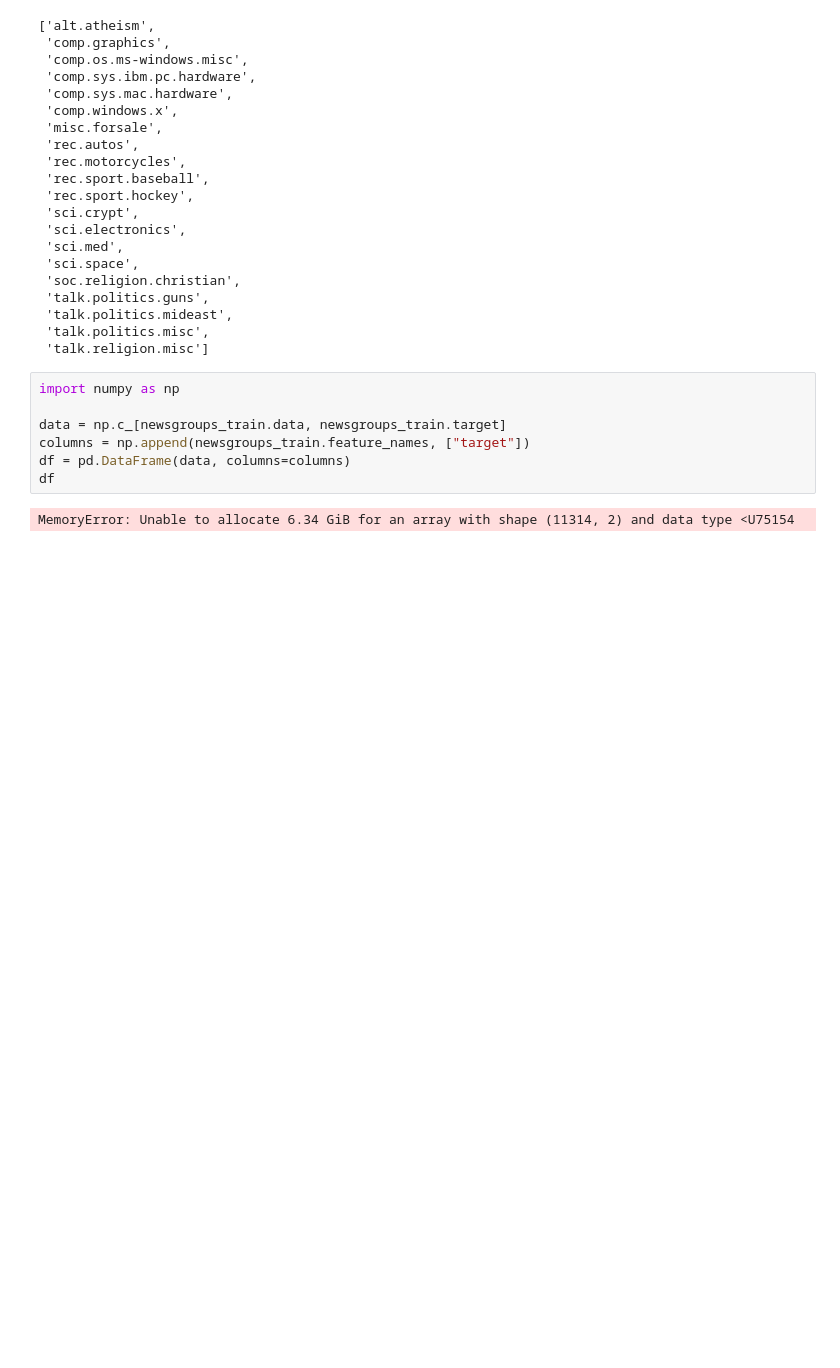
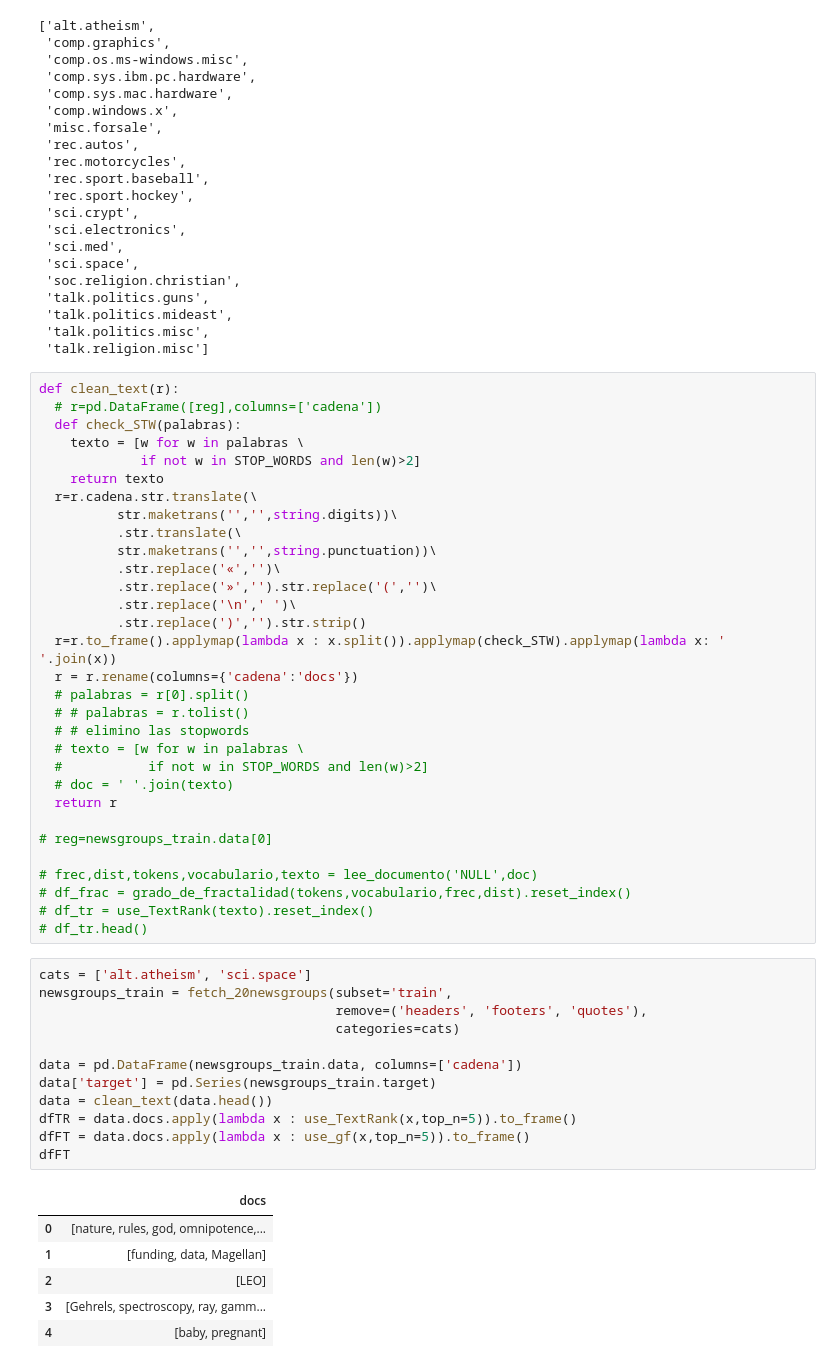
Before and after one commit to jhermosillo/keyword_extraction, a Jupyter notebook: API_TextRank_GFractal.ipynb, the cells around one changed output. Cells and saved outputs as stored; diff of their text form; blank space fills up the shorter version.

```diff
--- a/API_TextRank_GFractal.ipynb
+++ b/API_TextRank_GFractal.ipynb
@@ -318,12 +447,53 @@ pprint(list(newsgroups_train.target_names))
  'talk.politics.mideast',
  'talk.politics.misc',
  'talk.religion.misc']
-# %%
-import numpy as np
-
-data = np.c_[newsgroups_train.data, newsgroups_train.target]
-columns = np.append(newsgroups_train.feature_names, ["target"])
-df = pd.DataFrame(data, columns=columns)
-df
-# %% [output]
-MemoryError: Unable to allocate 6.34 GiB for an array with shape (11314, 2) and data type <U75154
+# %%
+def clean_text(r):
+  # r=pd.DataFrame([reg],columns=['cadena'])
+  def check_STW(palabras):
+    texto = [w for w in palabras \
+             if not w in STOP_WORDS and len(w)>2]
+    return texto
+  r=r.cadena.str.translate(\
+          str.maketrans('','',string.digits))\
+          .str.translate(\
+          str.maketrans('','',string.punctuation))\
+          .str.replace('«','')\
+          .str.replace('»','').str.replace('(','')\
+          .str.replace('\n',' ')\
+          .str.replace(')','').str.strip()
+  r=r.to_frame().applymap(lambda x : x.split()).applymap(check_STW).applymap(lambda x: ' '.join(x))
+  r = r.rename(columns={'cadena':'docs'})
+  # palabras = r[0].split()
+  # # palabras = r.tolist()
+  # # elimino las stopwords
+  # texto = [w for w in palabras \
+  #           if not w in STOP_WORDS and len(w)>2]
+  # doc = ' '.join(texto)
+  return r
+
+# reg=newsgroups_train.data[0]
+
+# frec,dist,tokens,vocabulario,texto = lee_documento('NULL',doc)
+# df_frac = grado_de_fractalidad(tokens,vocabulario,frec,dist).reset_index()
+# df_tr = use_TextRank(texto).reset_index()
+# df_tr.head()
+# %%
+cats = ['alt.atheism', 'sci.space']
+newsgroups_train = fetch_20newsgroups(subset='train',
+                                      remove=('headers', 'footers', 'quotes'),
+                                      categories=cats)
+
+data = pd.DataFrame(newsgroups_train.data, columns=['cadena'])
+data['target'] = pd.Series(newsgroups_train.target)
+data = clean_text(data.head())
+dfTR = data.docs.apply(lambda x : use_TextRank(x,top_n=5)).to_frame()
+dfFT = data.docs.apply(lambda x : use_gf(x,top_n=5)).to_frame()
+dfFT
+# %% [output]
+|  | docs |
+| 0 | [nature, rules, god, omnipotence,... |
+| 1 | [funding, data, Magellan] |
+| 2 | [LEO] |
+| 3 | [Gehrels, spectroscopy, ray, gamm... |
+| 4 | [baby, pregnant] |
```
Also changed, not shown: parts of 13 cells of this notebook.
